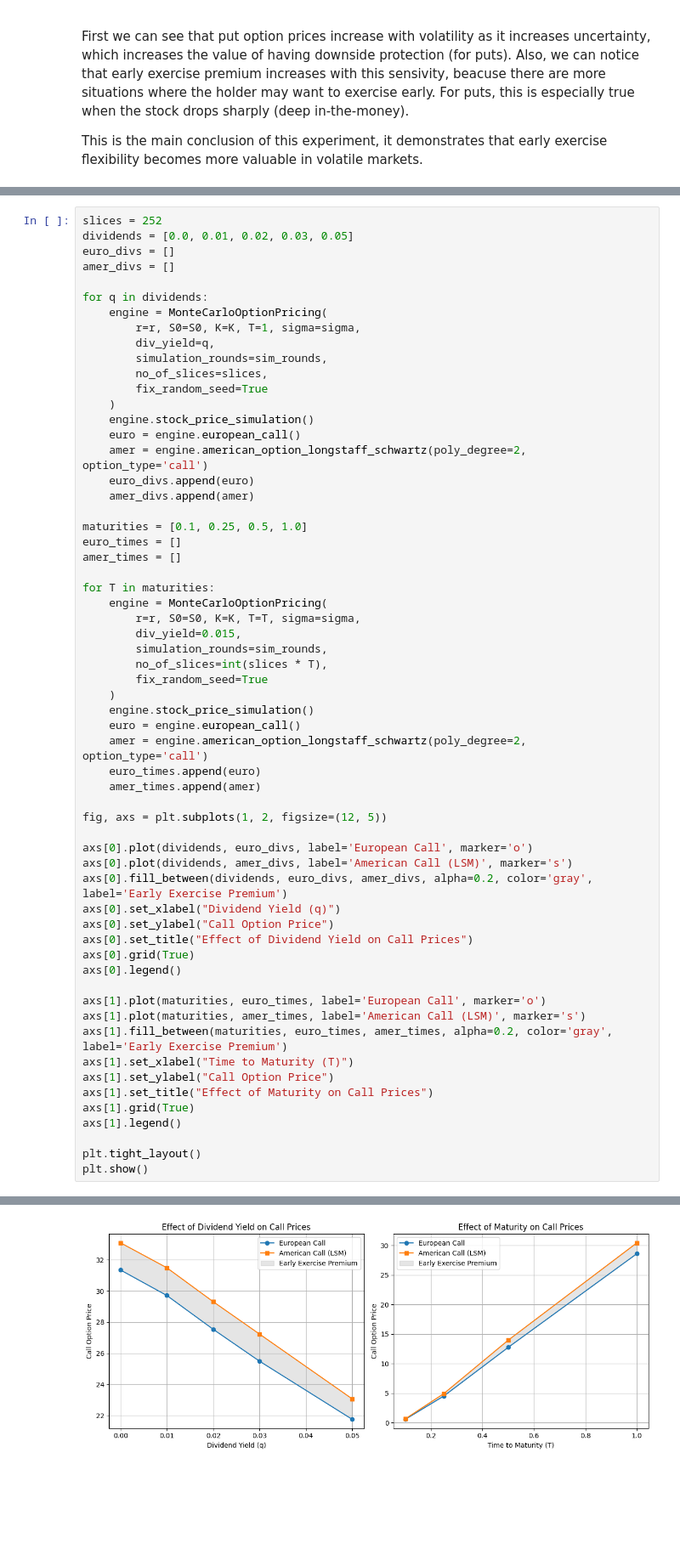
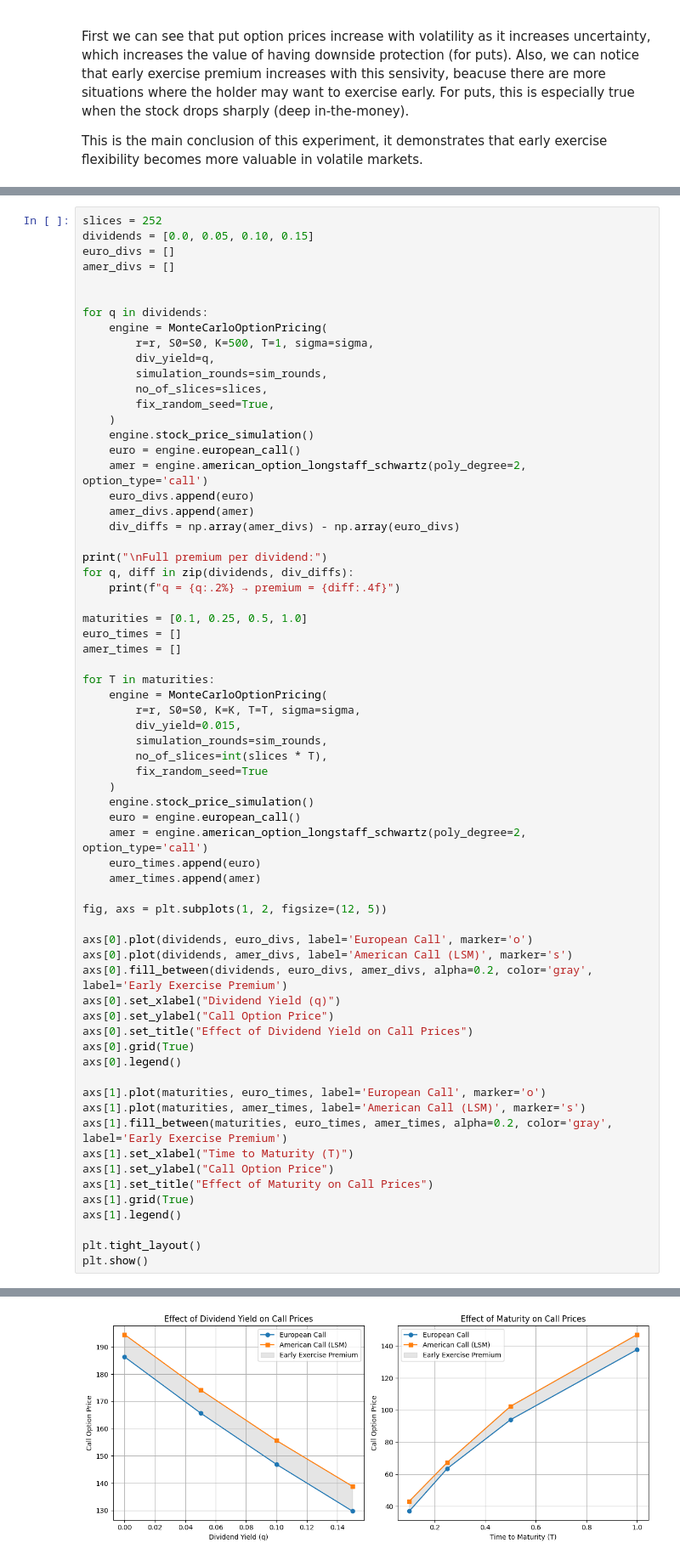
Before and after one commit to glorivaas/Risk_Measures, a Jupyter notebook: PROJECT2.ipynb, the cells around one changed output, grey strips where cells are left out. Shown: that part at 85% size. Drawn from its saved outputs; the diff is of its cells as text; blank space fills up the shorter version.

```diff
--- a/PROJECT2.ipynb
+++ b/PROJECT2.ipynb
@@ -549,22 +551,28 @@ This is the main conclusion of this experiment, it demonstrates that early exerc
 # %%
 slices = 252
-dividends = [0.0, 0.01, 0.02, 0.03, 0.05]
+dividends = [0.0, 0.05, 0.10, 0.15]
 euro_divs = []
 amer_divs = []
 
+
 for q in dividends:
     engine = MonteCarloOptionPricing(
-        r=r, S0=S0, K=K, T=1, sigma=sigma,
+        r=r, S0=S0, K=500, T=1, sigma=sigma,
         div_yield=q,
         simulation_rounds=sim_rounds,
         no_of_slices=slices,
-        fix_random_seed=True
+        fix_random_seed=True,
     )
     engine.stock_price_simulation()
     euro = engine.european_call()
     amer = engine.american_option_longstaff_schwartz(poly_degree=2, option_type='call')
     euro_divs.append(euro)
     amer_divs.append(amer)
+    div_diffs = np.array(amer_divs) - np.array(euro_divs)
+
+print("\nFull premium per dividend:")
+for q, diff in zip(dividends, div_diffs):
+    print(f"q = {q:.2%} → premium = {diff:.4f}")
 
 maturities = [0.1, 0.25, 0.5, 1.0]
 euro_times = []
@@ -626,2 +634,2 @@ plt.show()
 ----------------------------------------------------------------
-[figure, old version]
+[figure, new version]
```
Also changed, not shown: parts of 5 cells of this notebook.
